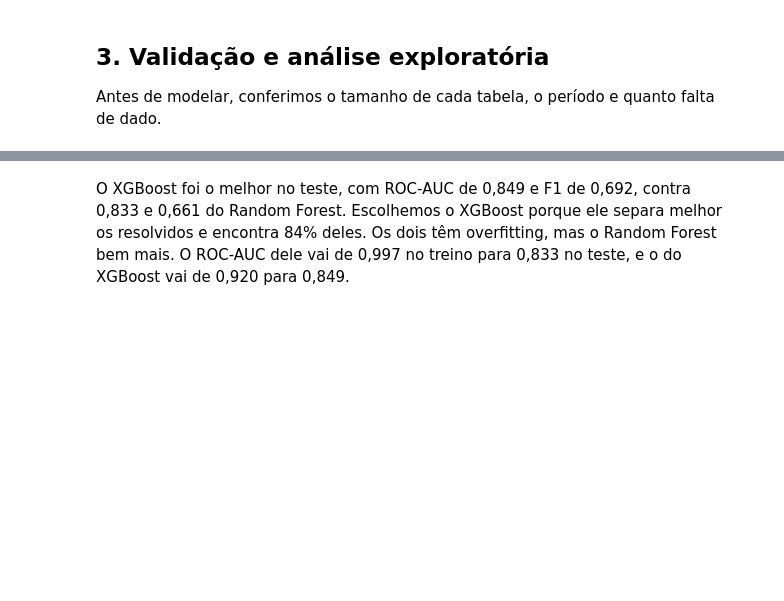
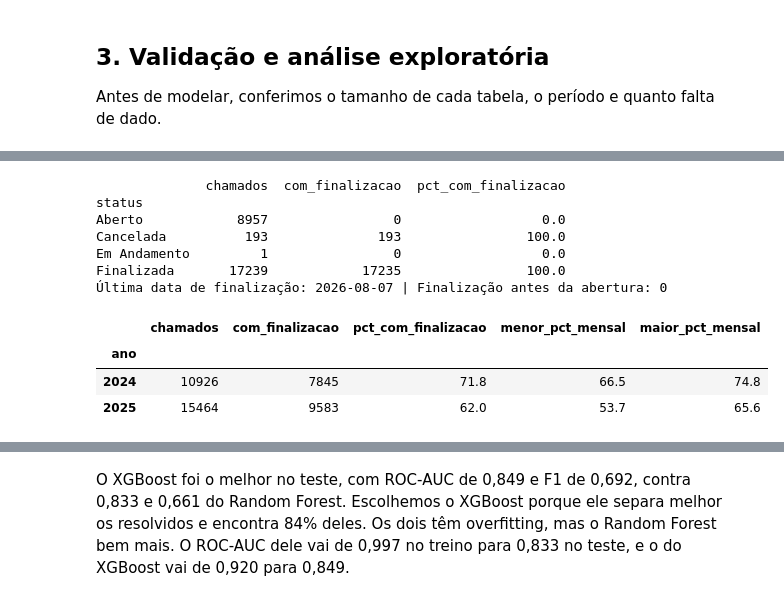
Before and after one commit to JoaoHHoffmann/gs-ia-ml, a Jupyter notebook: ml/notebook_ml.ipynb, the cells around one changed output, grey strips where cells are left out. Drawn from its saved outputs; the diff is of its cells as text; code cells hidden in the pictures; blank space fills up the shorter version.

```diff
--- a/ml/notebook_ml.ipynb
+++ b/ml/notebook_ml.ipynb
@@ -891,0 +228,33 @@ resultado_b
+# %%
+status = sp156.groupby('status').agg(chamados=('data_abertura', 'size'), com_finalizacao=('data_finalizacao', 'count'))
+status['pct_com_finalizacao'] = (status['com_finalizacao'] / status['chamados'] * 100).round(1)
+print(status.to_string())
+print('Última data de finalização:', sp156['data_finalizacao'].max().date(),
+      '| Finalização antes da abertura:', (sp156['data_finalizacao'] < sp156['data_abertura']).sum())
+
+por_mes = sp156.groupby(sp156['data_abertura'].dt.to_period('M')).agg(
+    chamados=('status', 'size'),
+    com_finalizacao=('data_finalizacao', 'count'),
+)
+por_mes['pct'] = por_mes['com_finalizacao'] / por_mes['chamados'] * 100
+por_ano = por_mes.groupby(por_mes.index.year).agg(
+    chamados=('chamados', 'sum'),
+    com_finalizacao=('com_finalizacao', 'sum'),
+    menor_pct_mensal=('pct', 'min'),
+    maior_pct_mensal=('pct', 'max'),
+)
+por_ano['pct_com_finalizacao'] = por_ano['com_finalizacao'] / por_ano['chamados'] * 100
+por_ano.index.name = 'ano'
+por_ano[['chamados', 'com_finalizacao', 'pct_com_finalizacao', 'menor_pct_mensal', 'maior_pct_mensal']].round(1)
+# %% [output]
+              chamados  com_finalizacao  pct_com_finalizacao
+status
+Aberto            8957                0                  0.0
+Cancelada          193              193                100.0
+Em Andamento         1                0                  0.0
+Finalizada       17239            17235                100.0
+Última data de finalização: 2026-08-07 | Finalização antes da abertura: 0
+|  | chamados | com_finalizacao | pct_com_finalizacao | menor_pct_mensal | maior_pct_mensal |
+| ano |  |  |  |  |  |
+| 2024 | 10926 | 7845 | 71.8 | 66.5 | 74.8 |
+| 2025 | 15464 | 9583 | 62.0 | 53.7 | 65.6 |
```
Also changed, not shown: parts of 84 cells of this notebook, 6 other files.
